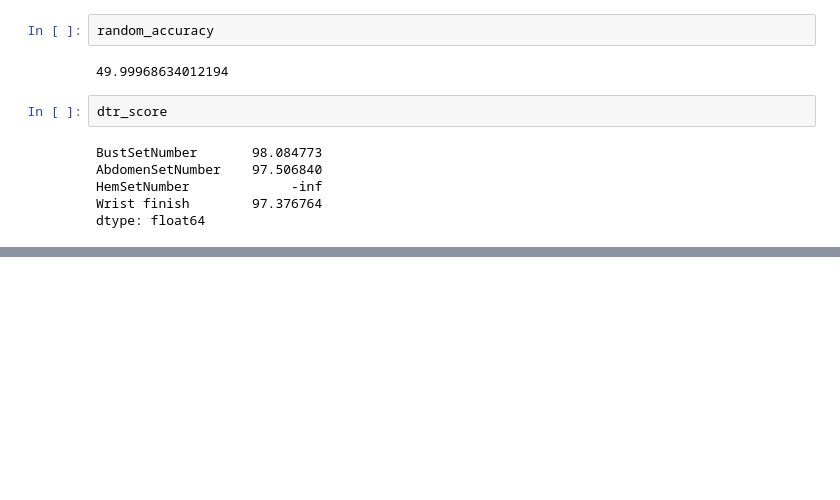
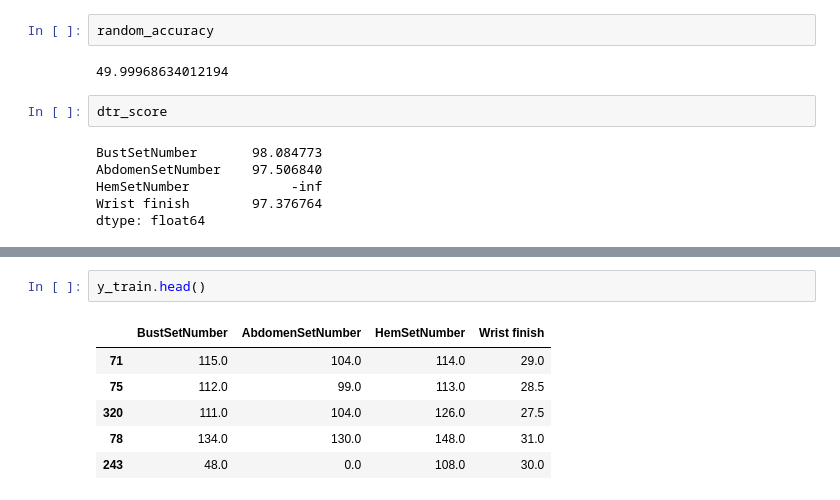
Before and after one commit to thejoshchow/ttc, a Jupyter notebook: play.ipynb, the cells around one changed output, grey strips where cells are left out. Saved outputs shown, nothing was run; the diff lists cells and outputs as text; blank space fills up the shorter version.

```diff
--- a/play.ipynb
+++ b/play.ipynb
@@ -459,0 +508,9 @@ dtype: float64
+# %%
+y_train.head()
+# %% [output]
+|  | BustSetNumber | AbdomenSetNumber | HemSetNumber | Wrist finish |
+| 71 | 115.0 | 104.0 | 114.0 | 29.0 |
+| 75 | 112.0 | 99.0 | 113.0 | 28.5 |
+| 320 | 111.0 | 104.0 | 126.0 | 27.5 |
+| 78 | 134.0 | 130.0 | 148.0 | 31.0 |
+| 243 | 48.0 | 0.0 | 108.0 | 30.0 |
```
Also changed, not shown: parts of 3 cells of this notebook, 11 other files.
